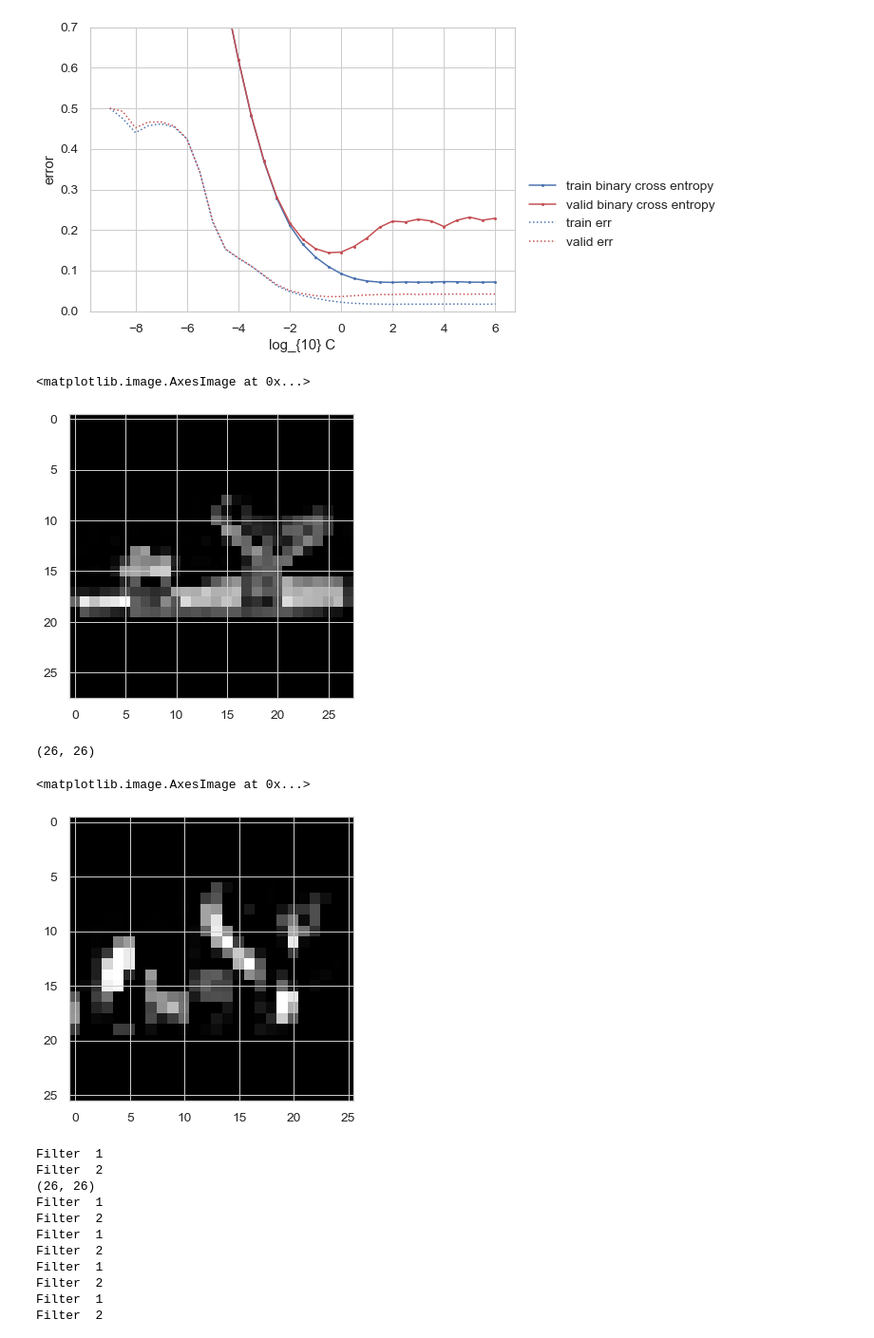
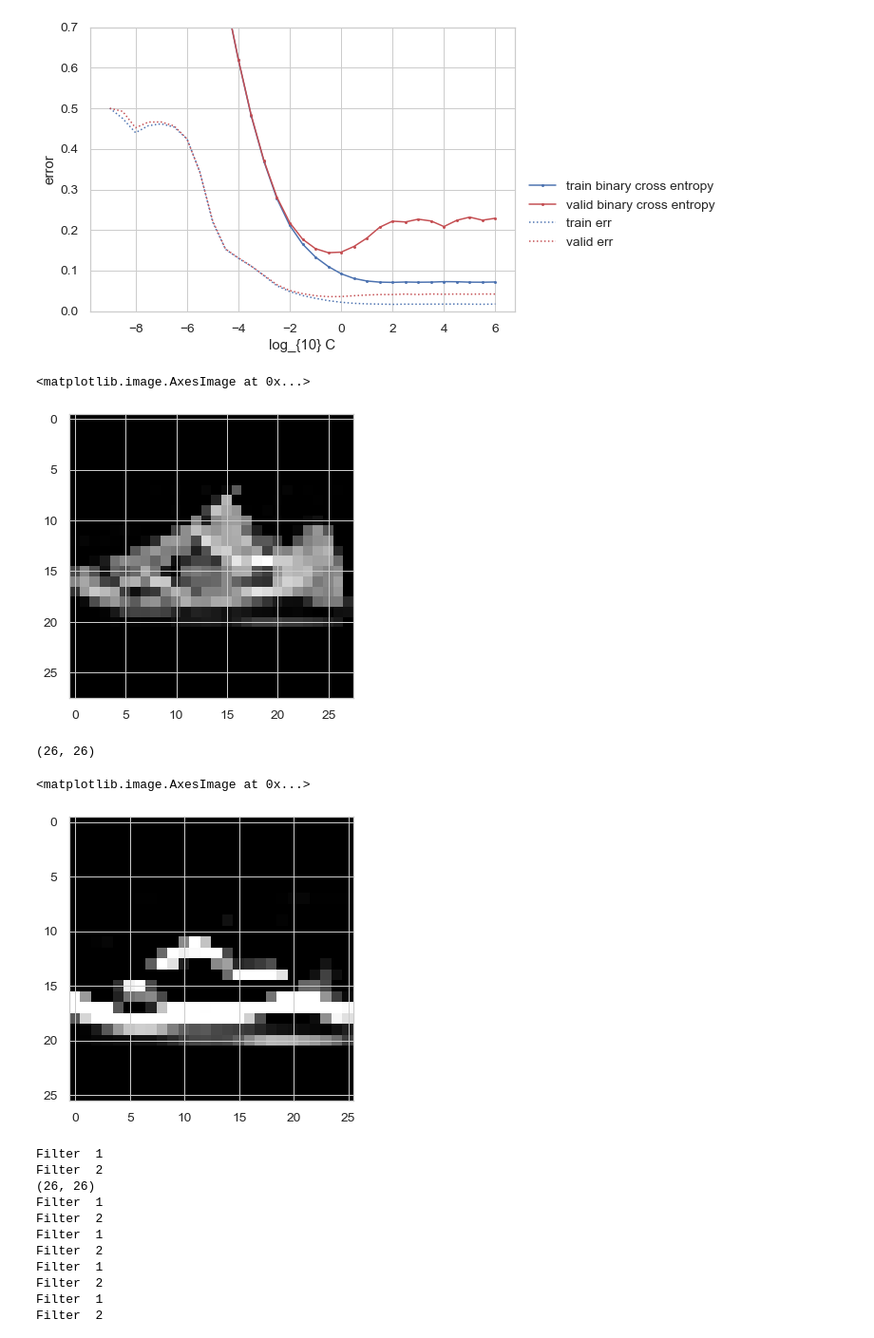
Before and after one commit to kamibrumi/comp135-intro-to-ml, a Jupyter notebook: projectA/projA_notebook_p2.ipynb, the cells around one changed output. Shown at 95% size. Saved outputs shown, nothing was run; the diff lists cells and outputs as text; code cells hidden in the pictures.

```diff
--- a/projectA/projA_notebook_p2.ipynb
+++ b/projectA/projA_notebook_p2.ipynb
@@ -669,19 +670,19 @@ def conv(img, conv_filter):
         feature_maps[:, :, filter_num] = conv_map # Holding feature map with the current filter.
     return feature_maps # Returning all feature maps.
 # %%
-image = 1
+image = 300
 plt.imshow(training_x_tr[image].reshape(28,28), interpolation='nearest', vmin=0, vmax=1, cmap='gray')
 # %% [output]
 <matplotlib.image.AxesImage at 0x...>
-[figure, old version]
+[figure, new version]
 # %%
 new_image = conv(training_x_tr[image].reshape(28,28), l1_filter)
-print(new_image[:,:,0].shape)
-plt.imshow(new_image[:,:,0], interpolation='nearest', vmin=0, vmax=1, cmap='gray')
+print(new_image[:,:,1].shape)
+plt.imshow(new_image[:,:,1], interpolation='nearest', vmin=0, vmax=1, cmap='gray')
 # %% [output]
 (26, 26)
 <matplotlib.image.AxesImage at 0x...>
-[figure, old version]
+[figure, new version]
 # %%
 # Now I will create a new dataset with the convoluted images
 
```
Also changed, not shown: parts of 12 cells of this notebook, 1 other file.
